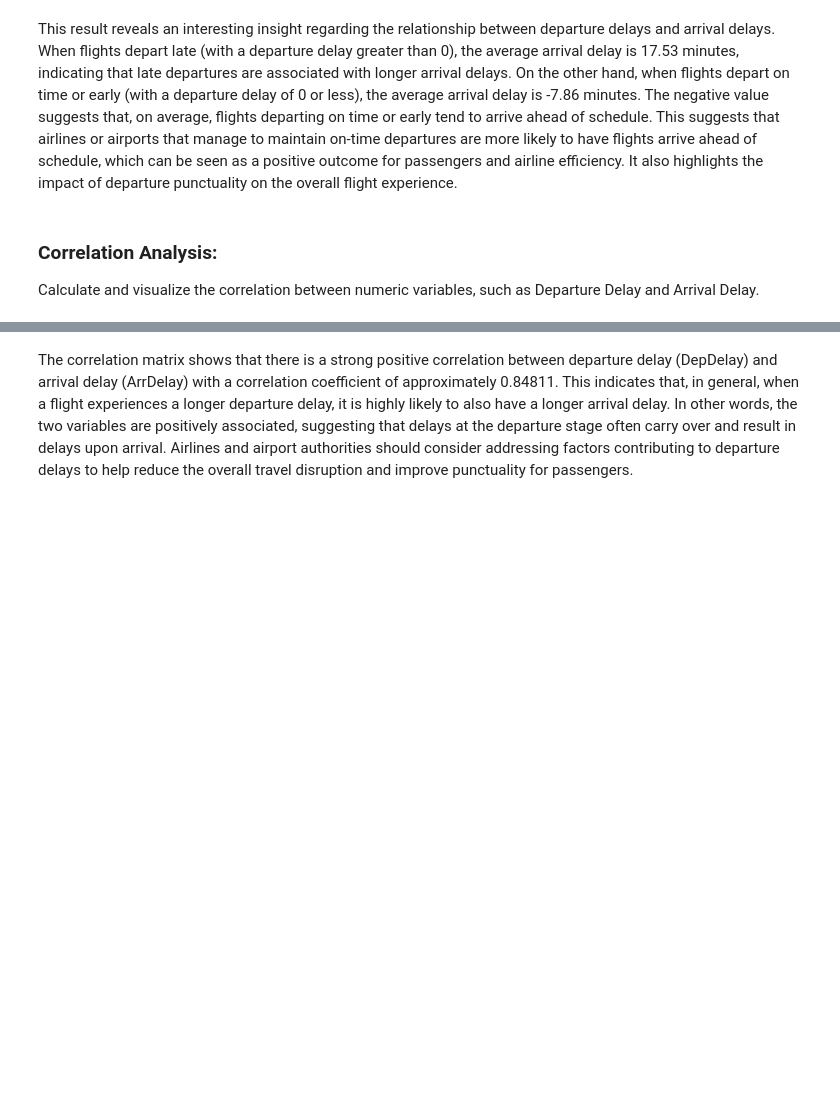
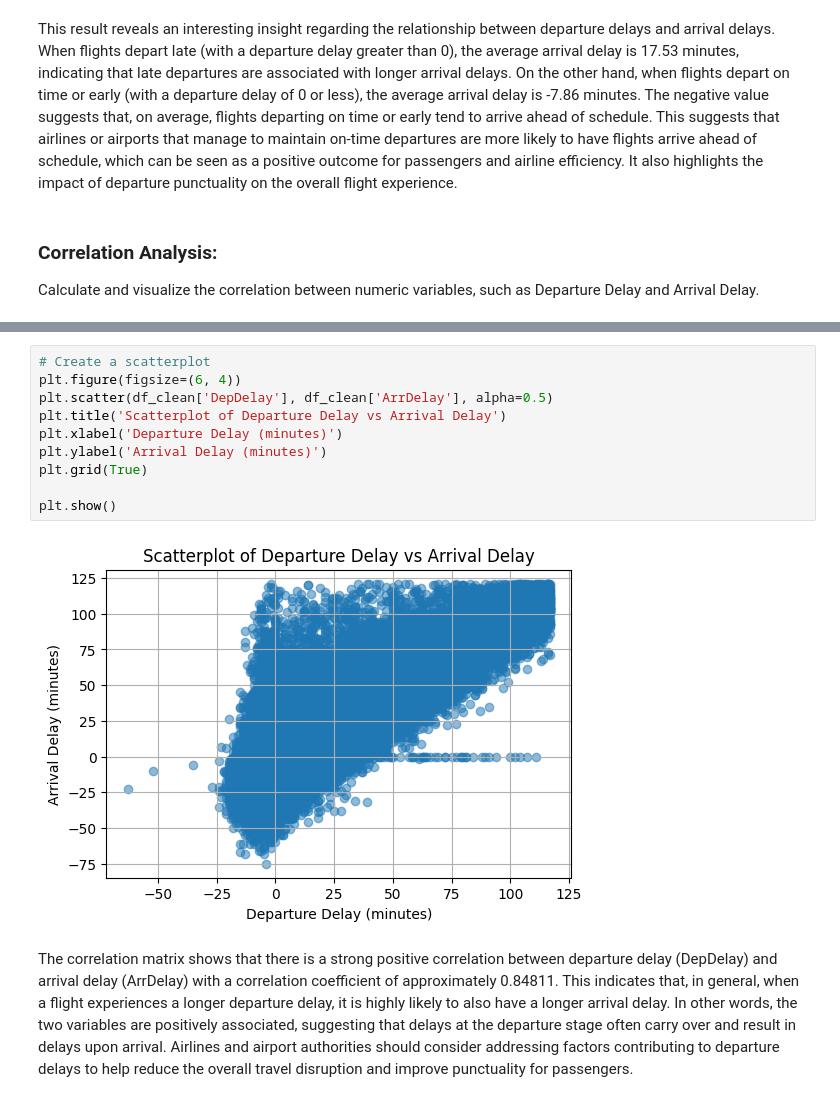
Before and after one commit to Fortunate-Kay/Fortunate-Kay, a Jupyter notebook: exploratory-analysis-of-flight-data.ipynb, the cells around one changed output, grey strips where cells are left out. Saved outputs shown, nothing was run; the diff lists cells and outputs as text; blank space fills up the shorter version.

```diff
--- a/exploratory-analysis-of-flight-data.ipynb
+++ b/exploratory-analysis-of-flight-data.ipynb
@@ -344,6 +429,18 @@ print("correlation_matrix:",correlation_matrix)
 correlation_matrix:           DepDelay  ArrDelay
 DepDelay   1.00000   0.84811
 ArrDelay   0.84811   1.00000
+# %%
+# Create a scatterplot
+plt.figure(figsize=(6, 4))
+plt.scatter(df_clean['DepDelay'], df_clean['ArrDelay'], alpha=0.5)
+plt.title('Scatterplot of Departure Delay vs Arrival Delay')
+plt.xlabel('Departure Delay (minutes)')
+plt.ylabel('Arrival Delay (minutes)')
+plt.grid(True)
+
+plt.show()
+# %% [output]
+[figure, added]
 # %% [markdown]
 The correlation matrix shows that there is a strong positive correlation between departure delay (DepDelay) and arrival delay (ArrDelay) with a correlation coefficient of approximately 0.84811. This indicates that, in general, when a flight experiences a longer departure delay, it is highly likely to also have a longer arrival delay. In other words, the two variables are positively associated, suggesting that delays at the departure stage often carry over and result in delays upon arrival. Airlines and airport authorities should consider addressing factors contributing to departure delays to help reduce the overall travel disruption and improve punctuality for passengers.
 # %% [markdown]
```
Also changed, not shown: parts of 19 cells of this notebook.
